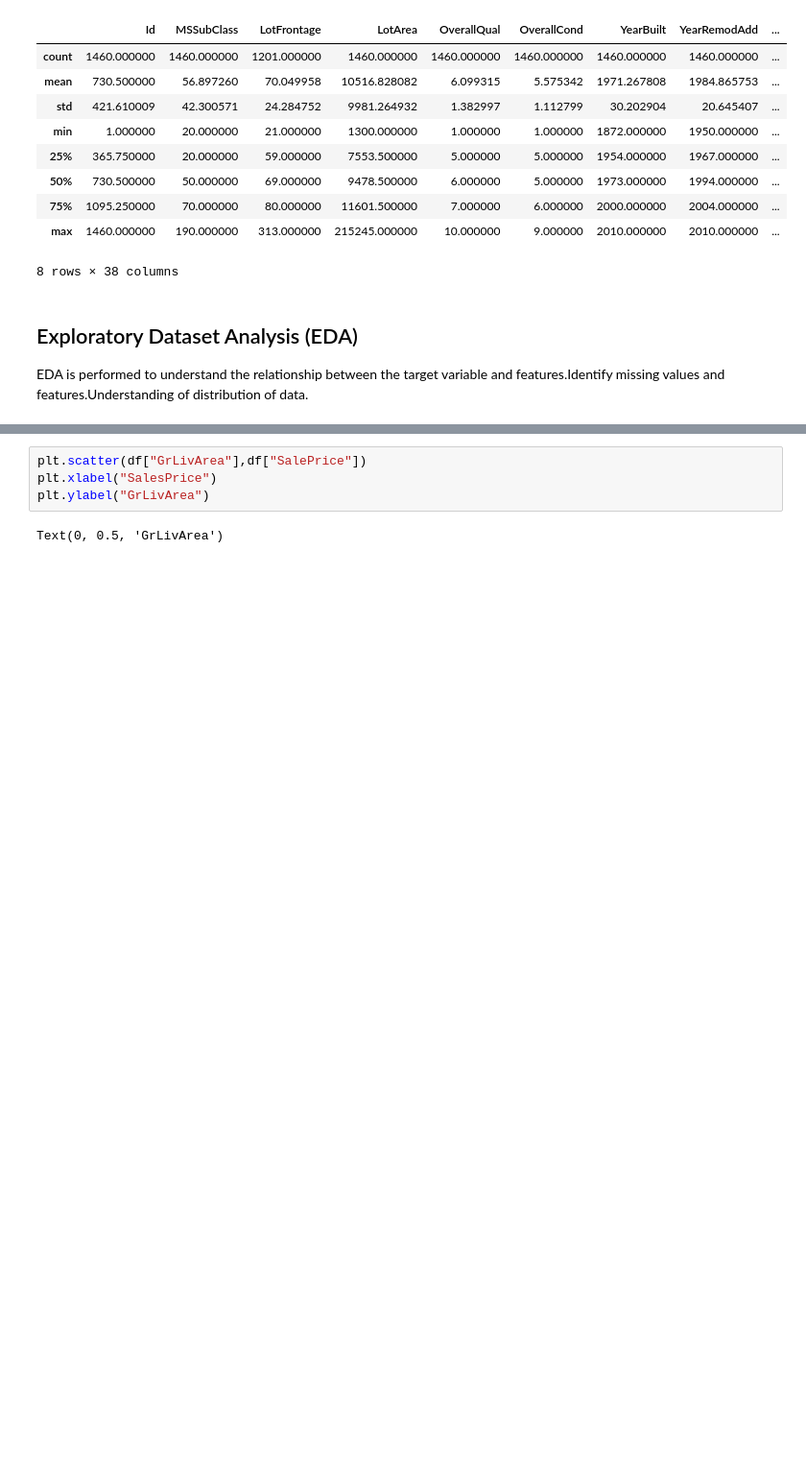
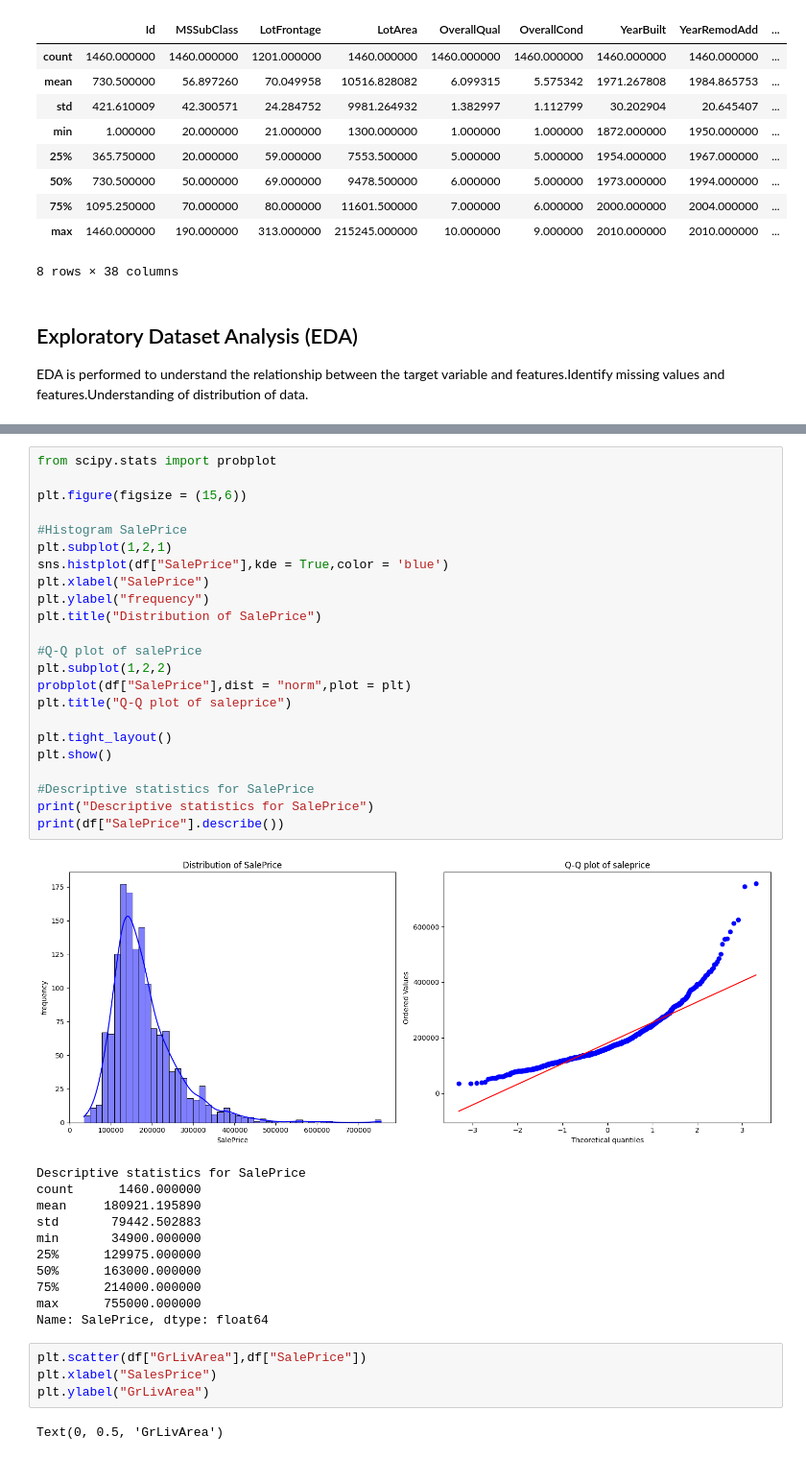
Before and after one commit to shaiksuhail-824/house-price-predition-linear-ridge-lasso, a Jupyter notebook: House_Price_Prediction_Linear_Ridge_Lasso.ipynb, the cells around one changed output, grey strips where cells are left out. Shown at 96% size. Drawn from its saved outputs; the diff is of its cells as text; blank space fills up the shorter version.

Commit message:
Add the histogram and Q-Q plots

```diff
--- a/House_Price_Prediction_Linear_Ridge_Lasso.ipynb
+++ b/House_Price_Prediction_Linear_Ridge_Lasso.ipynb
@@ -64,3 +95,38 @@ EDA is performed to understand the relationship between the target variable and
+# %%
+from scipy.stats import probplot
+
+plt.figure(figsize = (15,6))
+
+#Histogram SalePrice
+plt.subplot(1,2,1)
+sns.histplot(df["SalePrice"],kde = True,color = 'blue')
+plt.xlabel("SalePrice")
+plt.ylabel("frequency")
+plt.title("Distribution of SalePrice")
+
+#Q-Q plot of salePrice
+plt.subplot(1,2,2)
+probplot(df["SalePrice"],dist = "norm",plot = plt)
+plt.title("Q-Q plot of saleprice")
+
+plt.tight_layout()
+plt.show()
+
+#Descriptive statistics for SalePrice
+print("Descriptive statistics for SalePrice")
+print(df["SalePrice"].describe())
+# %% [output]
+[figure, added]
+Descriptive statistics for SalePrice
+count      1460.000000
+mean     180921.195890
+std       79442.502883
+min       34900.000000
+25%      129975.000000
+50%      163000.000000
+75%      214000.000000
+max      755000.000000
+Name: SalePrice, dtype: float64
 # %%
 plt.scatter(df["GrLivArea"],df["SalePrice"])
 plt.xlabel("SalesPrice")
```
Also changed, not shown: parts of 6 cells of this notebook.
